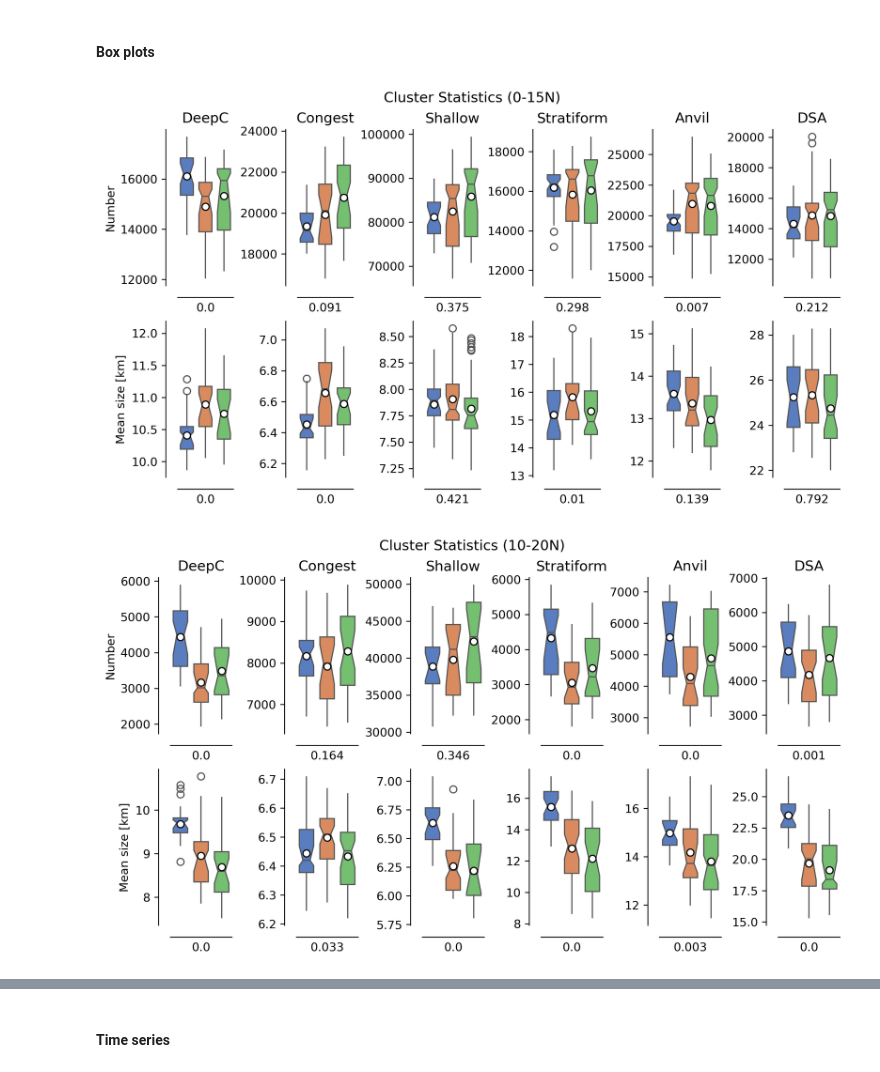
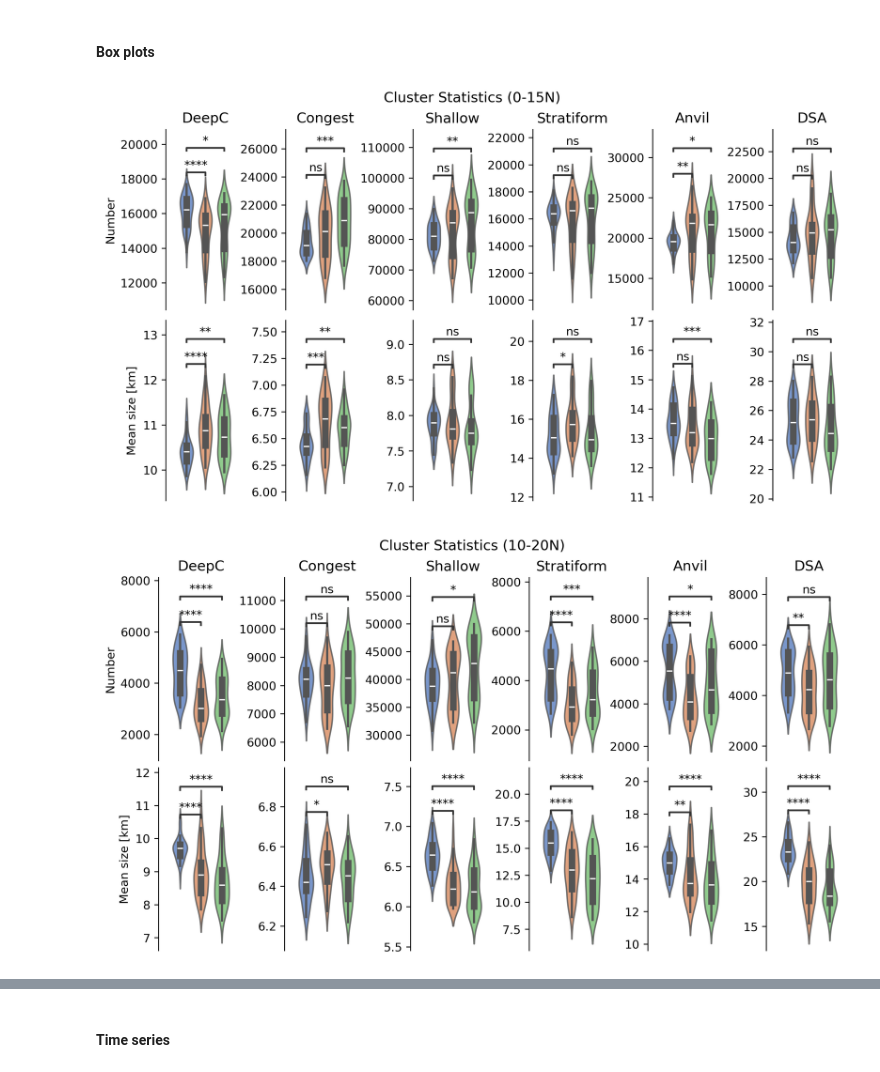
Before and after one commit to jhruppert/tc-crfrad, a Jupyter notebook: analysis/mpas_pclass_cluster.ipynb, the cells around one changed output, grey strips where cells are left out. Cells and saved outputs as stored; diff of their text form; code cells hidden in the pictures.

Commit message:
Updated plotting

```diff
--- a/analysis/mpas_pclass_cluster.ipynb
+++ b/analysis/mpas_pclass_cluster.ipynb
@@ -263,25 +244,38 @@ labels_write.shape
 # %%
 from scipy.stats import ttest_ind
 import seaborn as sns
+from statannotations.Annotator import Annotator
 
 def plot_boxplots(pltvar, axs, do_legend=False):
       colors = sns.color_palette('muted', n_colors=ntest)
       for iclass, iax in enumerate(axs):
-            sns.boxplot([pltvar[iexp,:,iclass] for iexp in range(pltvar.shape[0])],
-                        width=0.7, showmeans=True,
-                        meanprops={"marker":"o", "markerfacecolor":"white",
-                              "markeredgecolor":"black", "markersize":"6"},
-                        palette=colors,
-                        ax=iax, notch=True, showcaps=False, bootstrap=10000,
-                        showfliers=True,)
+            # sns.boxplot([pltvar[iexp,:,iclass] for iexp in range(pltvar.shape[0])],
+            #             width=0.7, showmeans=True,
+            #             meanprops={"marker":"o", "markerfacecolor":"white",
+            #                   "markeredgecolor":"black", "markersize":"6"},
+            #             palette=colors,
+            #             ax=iax, notch=True, showcaps=False, bootstrap=10000,
+            #             showfliers=True,)
+            sns.violinplot([pltvar[iexp,:,iclass] for iexp in range(pltvar.shape[0])],
+                           width=0.7,
+                           palette=colors, alpha=0.8,
+                           inner="box", #split=True,
+                           gap=0.01,
+                           ax=iax)
             sns.despine(ax=iax, bottom=True)
 
             # Add t-test
-            t_stat, p_value = ttest_ind(pltvar[0,:,iclass],
-                                    pltvar[1,:,iclass],
-                                    equal_var=True)
-            iax.text(0.5, -0.11, str(np.round(p_value, 3)),
-                     ha='center', va='top', transform=iax.transAxes)#, fontsize=10)
+            # t_stat, p_value = ttest_ind(pltvar[0,:,iclass],
+            #                         pltvar[1,:,iclass],
+            #                         equal_var=True)
+            # iax.text(0.5, -0.11, str(np.round(p_value, 3)),
+            #          ha='center', va='top', transform=iax.transAxes)#, fontsize=10)
+            # Annotate with significance
+            pairs = [(0, 1), (0, 2)]
+            annotator = Annotator(iax, pairs, data=[pltvar[iexp,:,iclass] for iexp in range(pltvar.shape[0])])
+            annotator.configure(test='Mann-Whitney', text_format='star', loc='inside', verbose=0)
+            annotator.apply_and_annotate()
+
       # if do_legend:
       #       axs[-1].legend(loc="upper right", frameon=False, fontsize=12, labels=test_names, bbox_to_anchor=(1.15, 0.5))
       #       handles = [plt.Line2D([0], [0], color=colors[i], lw=10) for i in range(ntest)]
@@ -305,33 +299,33 @@ for isubset in range(nsubset):
       fig.suptitle(title)
 
       # Cluster counts
       pltvar = numbers[isubset]
       ytitle = 'Number'
       irow = 0
       axs[irow, 0].set_ylabel(ytitle)
       # plot_boxplots(pltvar, axs.flatten()[0:nclass], ntest, it_max, ytitle, do_legend=True)
       axs[irow,:] = plot_boxplots(pltvar[:,:,:], axs[irow,:])
 
       # Cluster sizes
       pltvar = mean_sizes[isubset]/1e3 # m --> km
       ytitle = 'Mean size [km]'
       # plot_boxplots(pltvar, axs.flatten()[nclass:nclass*2], ntest, it_max, ytitle, do_legend=True)
       irow = 1
       axs[irow, 0].set_ylabel(ytitle)
       axs[irow,:] = plot_boxplots(pltvar[:,:,:], axs[irow,:])
 
       for iclass in range(nclass):
             axs[0,iclass].set_title(pclass_names_long[iclass])
 
       for iaxs in axs.flatten():
-            sns.despine(offset=10,ax=iaxs, top=True, right=True)
+            sns.despine(offset=10,ax=iaxs, top=True, right=True, bottom=True)
             iaxs.set_xticks([])
 
       # axs[1,nclass-1].legend(loc="upper right", labels=test_names,
       #                        frameon=False, fontsize=12, bbox_to_anchor=(1.15, 0.5))
 
       plt.show()
       plt.close()
 # %% [output]
-[figure, old version]
+[figure, new version]
-[figure, old version]
+[figure, new version]
```
Also changed, not shown: parts of 7 cells of this notebook.
